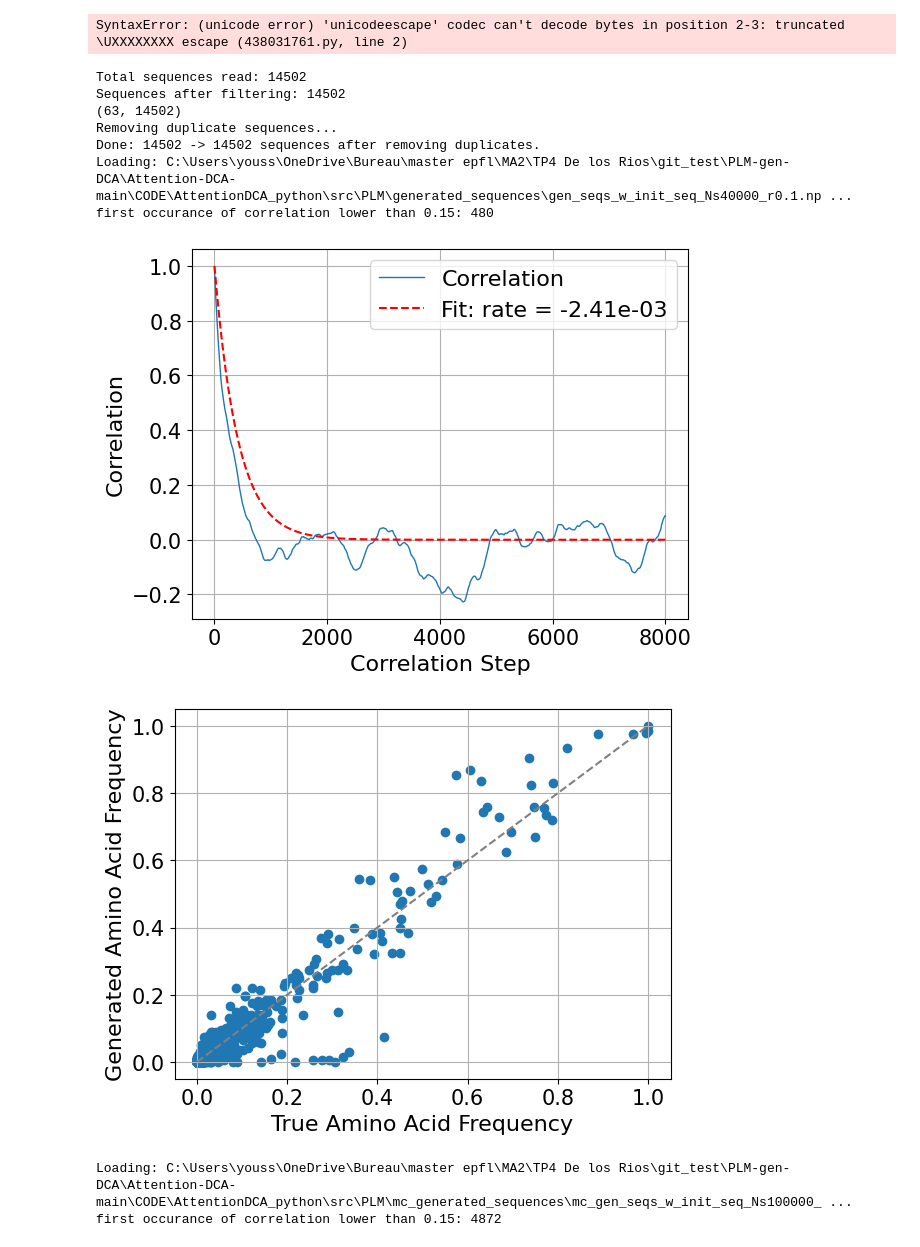
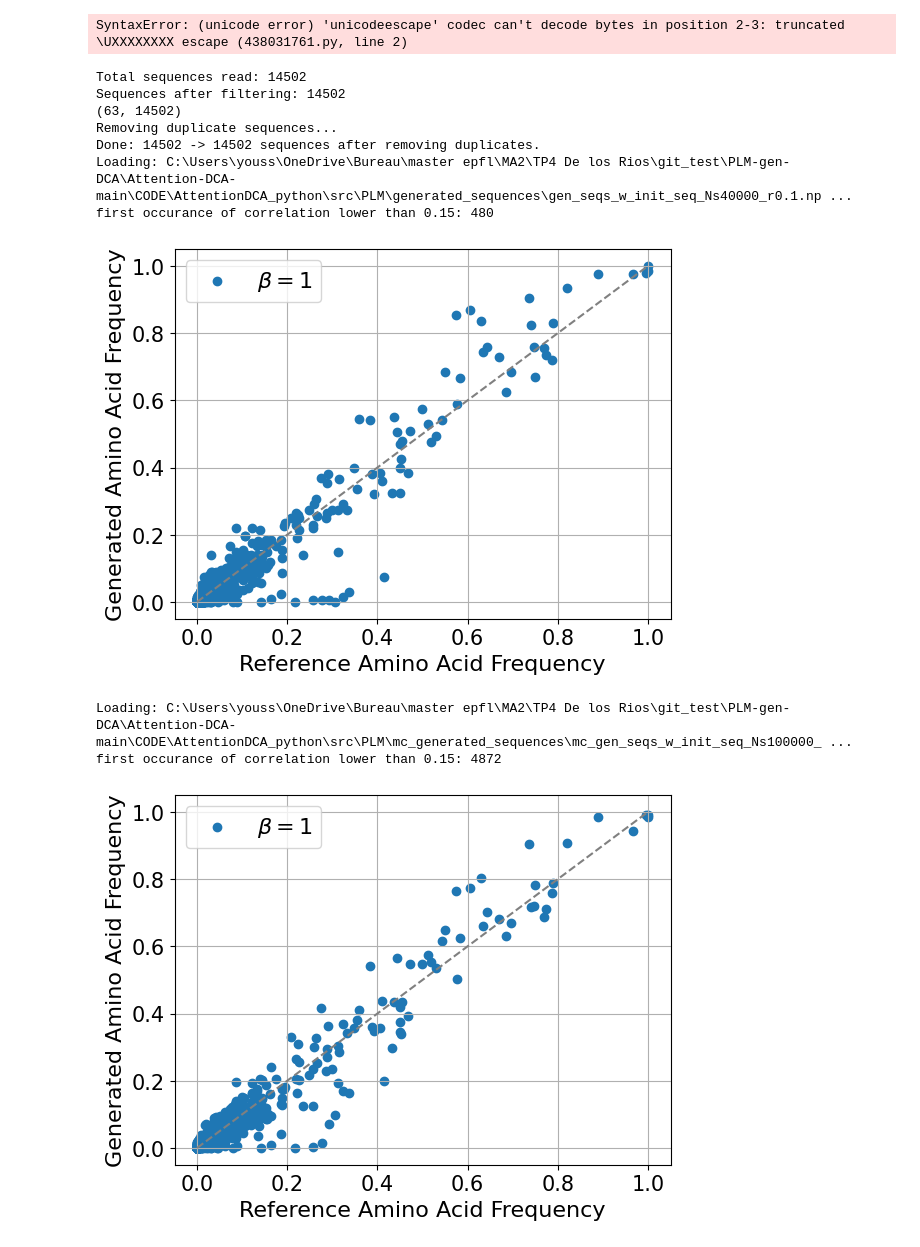
Before and after one commit to marziof/PLM-gen-DCA, a Jupyter notebook: Attention-DCA-main/CODE/AttentionDCA_python/src/PLM/decorrelation_and_frequency_plots.ipynb, the cells around one changed output. Drawn from its saved outputs; the diff is of its cells as text; code cells hidden in the pictures.

Commit message:
plots

```diff
--- a/Attention-DCA-main/CODE/AttentionDCA_python/src/PLM/decorrelation_and_frequency_plots.ipynb
+++ b/Attention-DCA-main/CODE/AttentionDCA_python/src/PLM/decorrelation_and_frequency_plots.ipynb
@@ -112,36 +112,36 @@ for filename, dir in file_map.items():
         print(f"File not found: {output_file}")
     ###### decorrelation part########
     initial_sequence = gen_sequences[0]
     hamming_distances = []
     for seq in gen_sequences:
         distance = hamming_dist(initial_sequence, seq)
         hamming_distances.append(distance)
     hamming_distances = np.array(hamming_distances)
     correlation = energy_corr_array(hamming_distances, int(len(hamming_distances)/5))
 
     correlations_array.append(correlation)
     correlations_means.append(np.mean(correlation))
     threshold = 0.15
 
 # Find the first index where value is less than threshold
     index = np.argmax(correlation < threshold) if np.any(correlation < threshold) else -1
 
     print("first occurance of correlation lower than 0.15:",index)  # Output: 3 (since arr[3] = 4 < 5)
     range = ranges[i]
     i+=1
     save_name = save_path + f'/{filename}.png'
-    plot_decorrelation(correlation,range,save_path=save_name)
+    #plot_decorrelation(correlation,range,save_path=save_name)
     ############# Frequency part #############
-    plot_frequencies_aa_pos(gen_sequences[::200],true_sequences,save_path=save_path,filename=filename)
+    plot_frequencies_aa_pos(gen_sequences[::200],true_sequences,save_path=save_path,filename=filename,beta=1)
 # %% [output]
 Total sequences read: 14502
 Sequences after filtering: 14502
 (63, 14502)
 Removing duplicate sequences...
 Done: 14502 -> 14502 sequences after removing duplicates.
 Loading: C:\Users\youss\OneDrive\Bureau\master epfl\MA2\TP4 De los Rios\git_test\PLM-gen-DCA\Attention-DCA-main\CODE\AttentionDCA_python\src\PLM\generated_sequences\gen_seqs_w_init_seq_Ns40000_r0.1.np ...
 first occurance of correlation lower than 0.15: 480
-[figure, old version]
+[figure, new version]
+Loading: C:\Users\youss\OneDrive\Bureau\master epfl\MA2\TP4 De los Rios\git_test\PLM-gen-DCA\Attention-DCA-main\CODE\AttentionDCA_python\src\PLM\mc_generated_sequences\mc_gen_seqs_w_init_seq_Ns100000_ ...
+first occurance of correlation lower than 0.15: 4872
-[figure, old version]
+[figure, new version]
-Loading: C:\Users\youss\OneDrive\Bureau\master epfl\MA2\TP4 De los Rios\git_test\PLM-gen-DCA\Attention-DCA-main\CODE\AttentionDCA_python\src\PLM\mc_generated_sequences\mc_gen_seqs_w_init_seq_Ns100000_ ...
-first occurance of correlation lower than 0.15: 4872
```
Also changed, not shown: parts of 3 cells of this notebook, 3 other files.
